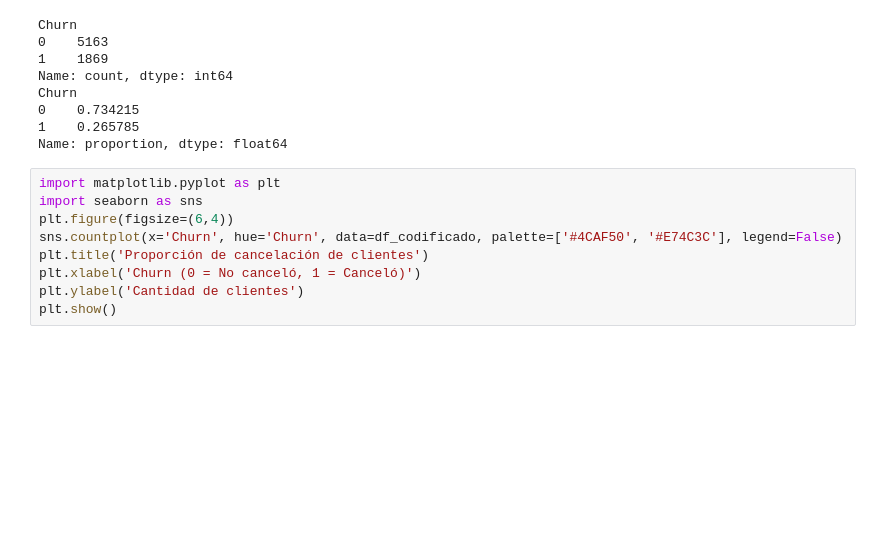
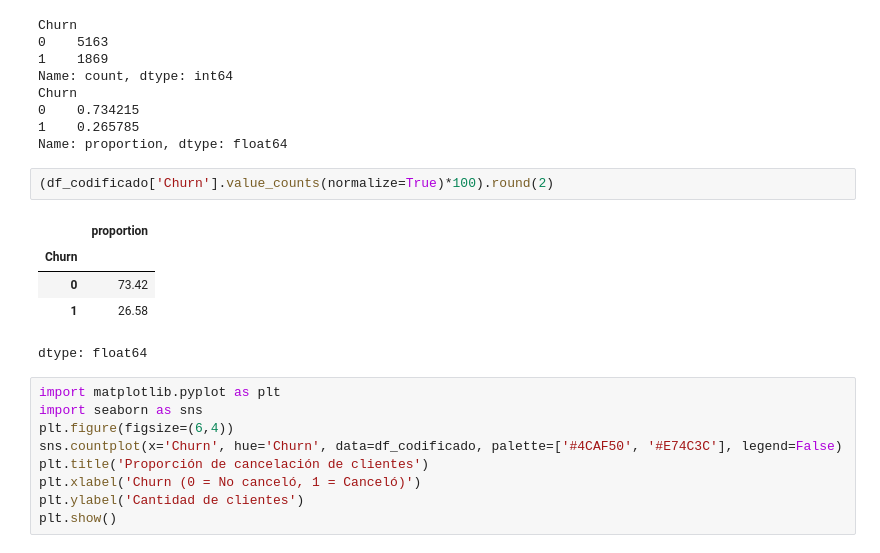
Before and after one commit to lramirezt18/Challenge_TelecomX_parte2_Latam, a Jupyter notebook: TelecomX_parte2_Latam.ipynb, the cells around one changed output. Cells and saved outputs as stored; diff of their text form; blank space fills up the shorter version.

```diff
--- a/TelecomX_parte2_Latam.ipynb
+++ b/TelecomX_parte2_Latam.ipynb
@@ -128,6 +128,14 @@ Churn
 0    0.734215
 1    0.265785
 Name: proportion, dtype: float64
+# %%
+(df_codificado['Churn'].value_counts(normalize=True)*100).round(2)
+# %% [output]
+|  | proportion |
+| Churn |  |
+| 0 | 73.42 |
+| 1 | 26.58 |
+dtype: float64
 # %%
 import matplotlib.pyplot as plt
 import seaborn as sns
```
